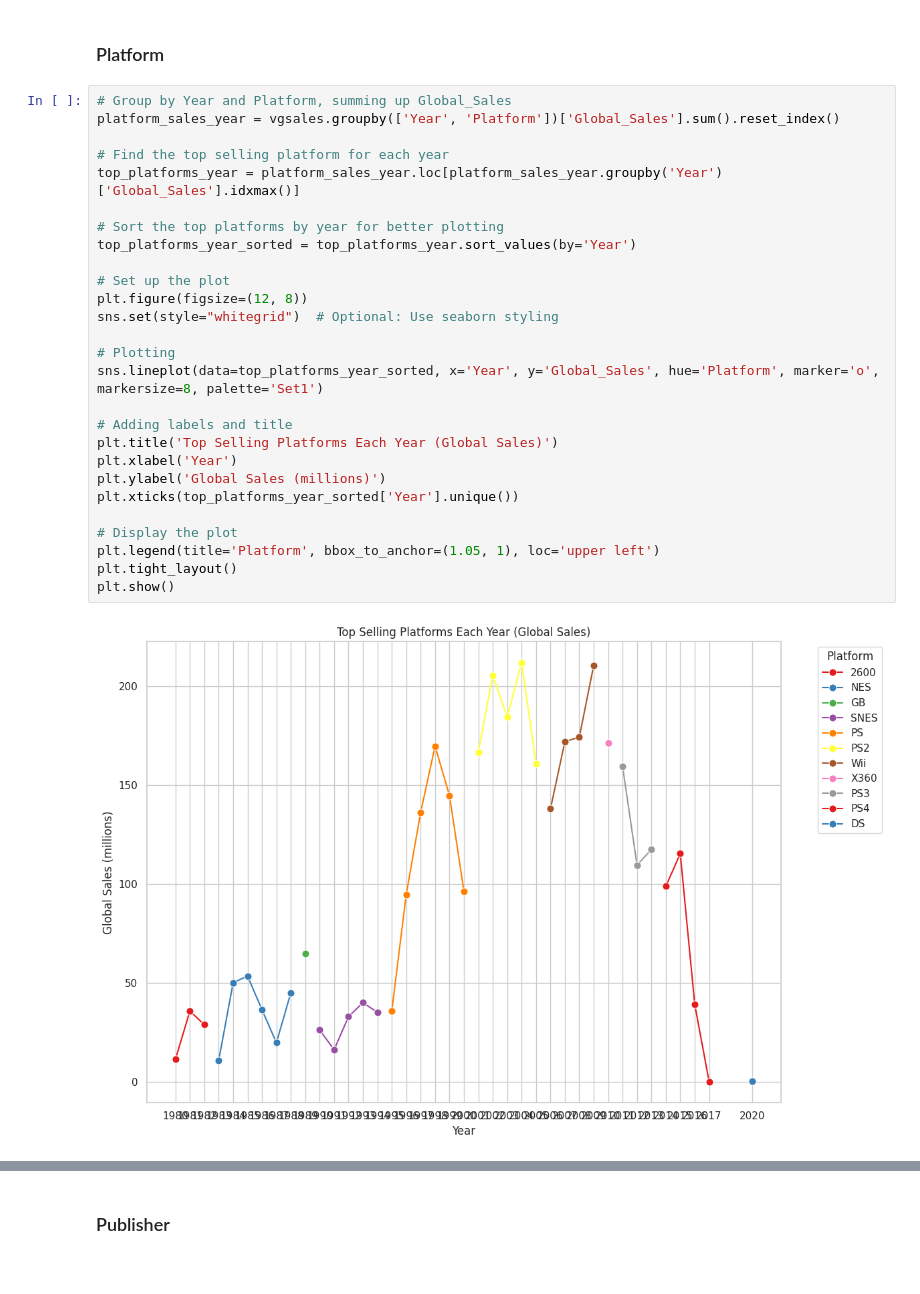
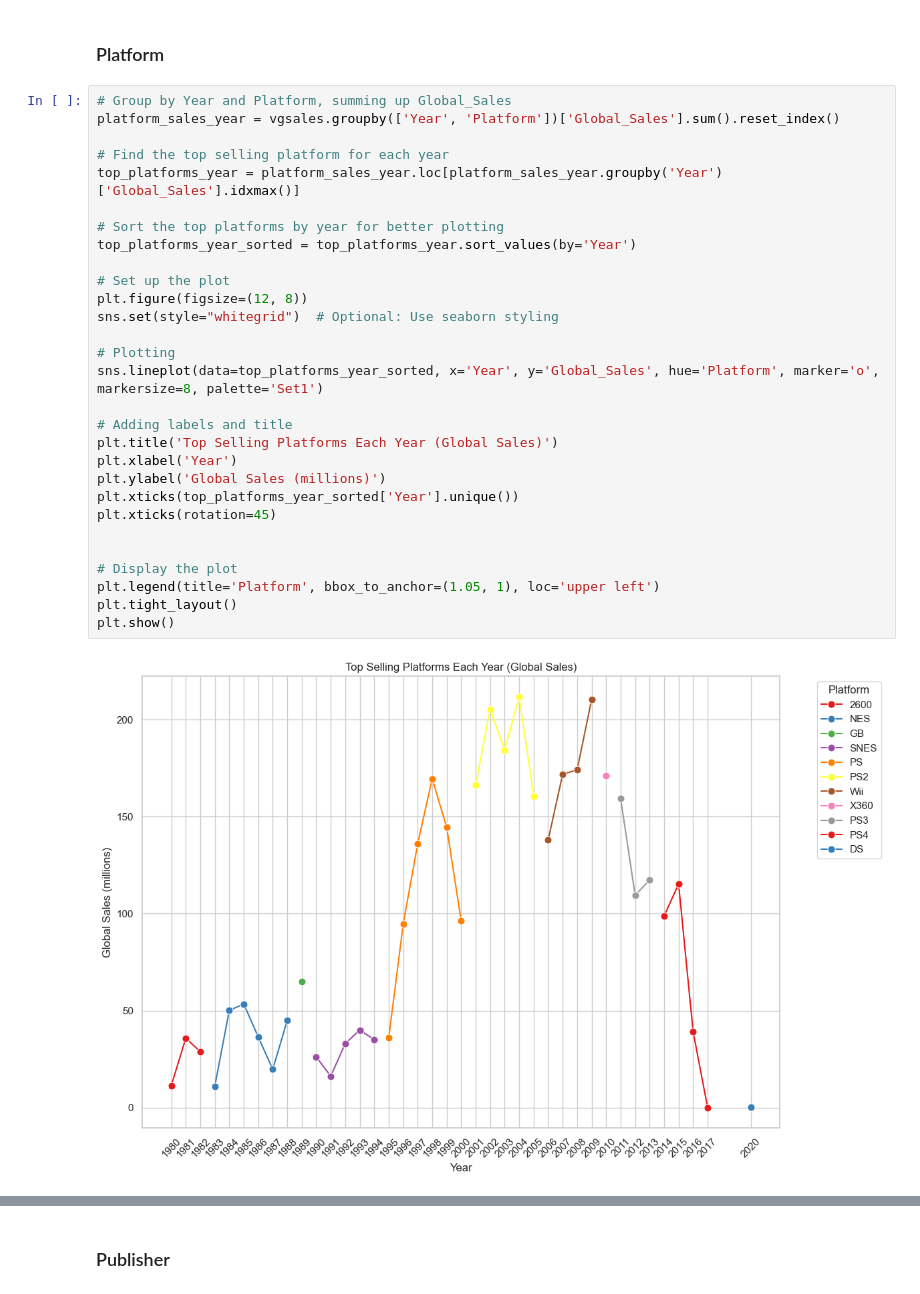
Before and after one commit to Shadowkj1/Analyzing_And_Predicting_Old_VideoGames, a Jupyter notebook: we_begin.ipynb, the cells around one changed output, grey strips where cells are left out. Drawn from its saved outputs; the diff is of its cells as text.

```diff
--- a/we_begin.ipynb
+++ b/we_begin.ipynb
@@ -296,32 +446,34 @@ With knowing that around 1995 is where the gaming sales kicked off, we can see e
 # %%
 # Group by Year and Platform, summing up Global_Sales
 platform_sales_year = vgsales.groupby(['Year', 'Platform'])['Global_Sales'].sum().reset_index()
 
 # Find the top selling platform for each year
 top_platforms_year = platform_sales_year.loc[platform_sales_year.groupby('Year')['Global_Sales'].idxmax()]
 
 # Sort the top platforms by year for better plotting
 top_platforms_year_sorted = top_platforms_year.sort_values(by='Year')
 
 # Set up the plot
 plt.figure(figsize=(12, 8))
 sns.set(style="whitegrid")  # Optional: Use seaborn styling
 
 # Plotting
 sns.lineplot(data=top_platforms_year_sorted, x='Year', y='Global_Sales', hue='Platform', marker='o', markersize=8, palette='Set1')
 
 # Adding labels and title
 plt.title('Top Selling Platforms Each Year (Global Sales)')
 plt.xlabel('Year')
 plt.ylabel('Global Sales (millions)')
 plt.xticks(top_platforms_year_sorted['Year'].unique())
+plt.xticks(rotation=45)
+
 
 # Display the plot
 plt.legend(title='Platform', bbox_to_anchor=(1.05, 1), loc='upper left')
 plt.tight_layout()
 plt.show()
 # %% [output]
-[figure, old version]
+[figure, new version]
 # %%
 # Group by Platform, summing up Global_Sales
 platform_sales_total = vgsales.groupby('Platform')['Global_Sales'].sum().reset_index()
```
Also changed, not shown: parts of 24 cells of this notebook.
